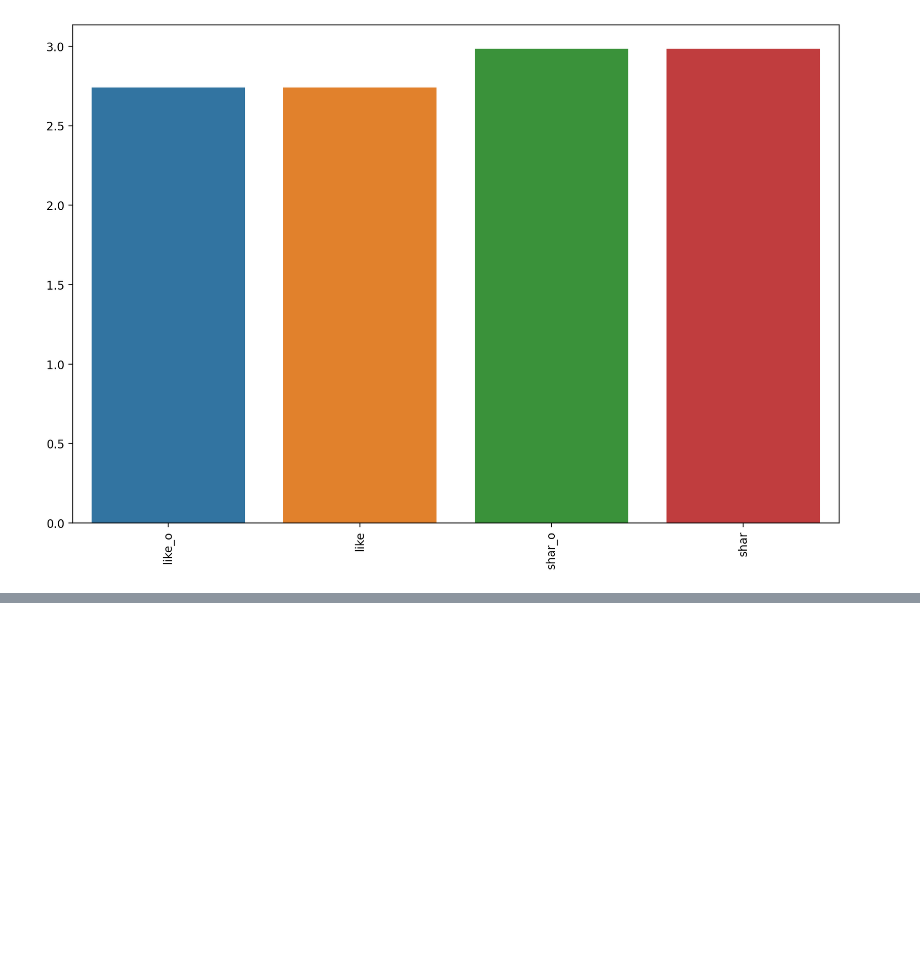
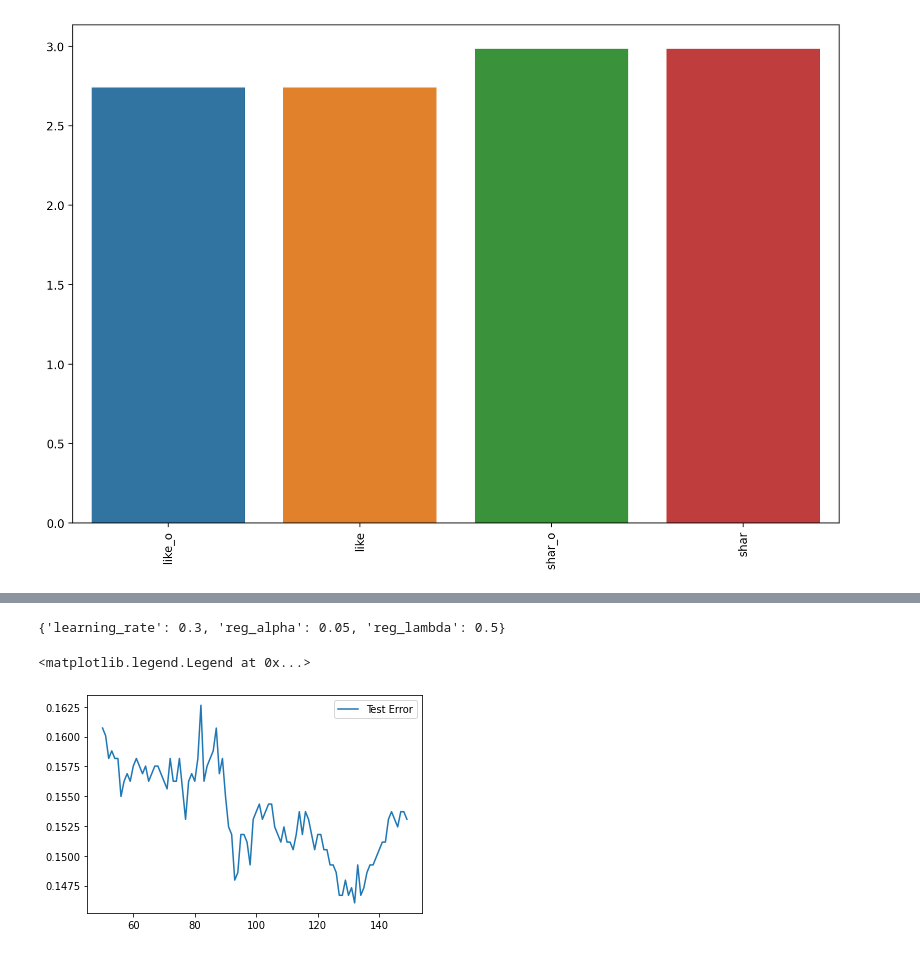
Before and after one commit to cwolf8/Data-in-Dating, a Jupyter notebook: Gale Shapley Main.ipynb, the cells around one changed output, grey strips where cells are left out. Saved outputs shown, nothing was run; the diff lists cells and outputs as text; code cells hidden in the pictures; blank space fills up the shorter version.

```diff
--- a/Gale Shapley Main.ipynb
+++ b/Gale Shapley Main.ipynb
@@ -531,13 +526,0 @@ X_train, X_test, y_train, y_test = train_test_split(X, y, test_size=0.3, random_
-# %%
-test_error = []
-
-for n in range(1,40):
-    # Use n random trees
-    model = RandomForestClassifier(n_estimators=n,max_features='auto')
-    model.fit(X_train,y_train)
-    test_preds = model.predict(X_test)
-    test_error.append(1-accuracy_score(test_preds,y_test))
-
-
-plt.plot(range(1,40),test_error,label='Test Error')
-plt.legend()
@@ -547,4 +526,0 @@ plt.legend()
-# %%
-#A reasonable choice for the number of trees is 23 based on the graph
-model = RandomForestClassifier(n_estimators=23,max_features='auto')
-model.fit(X_train,y_train)
@@ -552,0 +527,9 @@ RandomForestClassifier(n_estimators=23)
+# %%
+### We will use XGBoost to find important features determining whether a person accepted a match or not.import xgboost as xgb
+xgb_model=xgb.XGBClassifier()
+
+param_grid = {'learning_rate':[.1,.3,.5], 'reg_alpha':[0,.01,.05], 'reg_lambda':[.5,1,5]}
+
+grid = GridSearchCV(xgb_model,param_grid)
+
+grid.fit(X_train,y_train)
@@ -552,0 +554,22 @@ RandomForestClassifier(n_estimators=23)
+# %%
+grid.best_params_
+# %% [output]
+{'learning_rate': 0.3, 'reg_alpha': 0.05, 'reg_lambda': 0.5}
+# %%
+test_error=[]
+
+for n in range(50,150):
+    # Use n random trees
+    xgb_model = xgb.XGBClassifier(n_estimators= n, learning_rate=.3, reg_alpha= 0.05, reg_lambda= 0.5)
+    xgb_model.fit(X_train,y_train)
+    test_preds = xgb_model.predict(X_test)
+    test_error.append(1-accuracy_score(test_preds,y_test))
+
+
+
+
+plt.plot(range(50,150),test_error,label='Test Error')
+plt.legend()
+# %% [output]
+<matplotlib.legend.Legend at 0x...>
+[figure, added]
```
Also changed, not shown: parts of 128 cells of this notebook.
